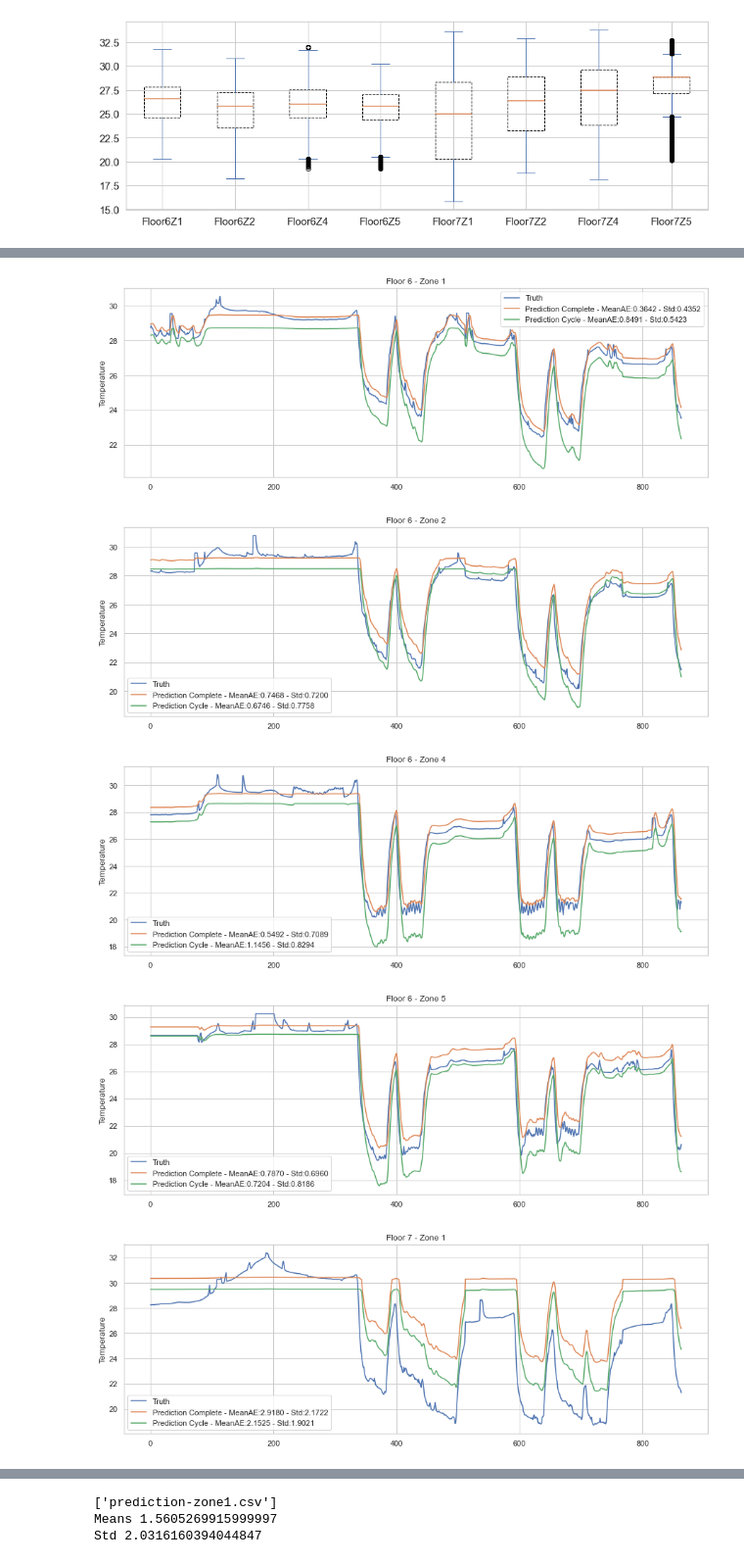
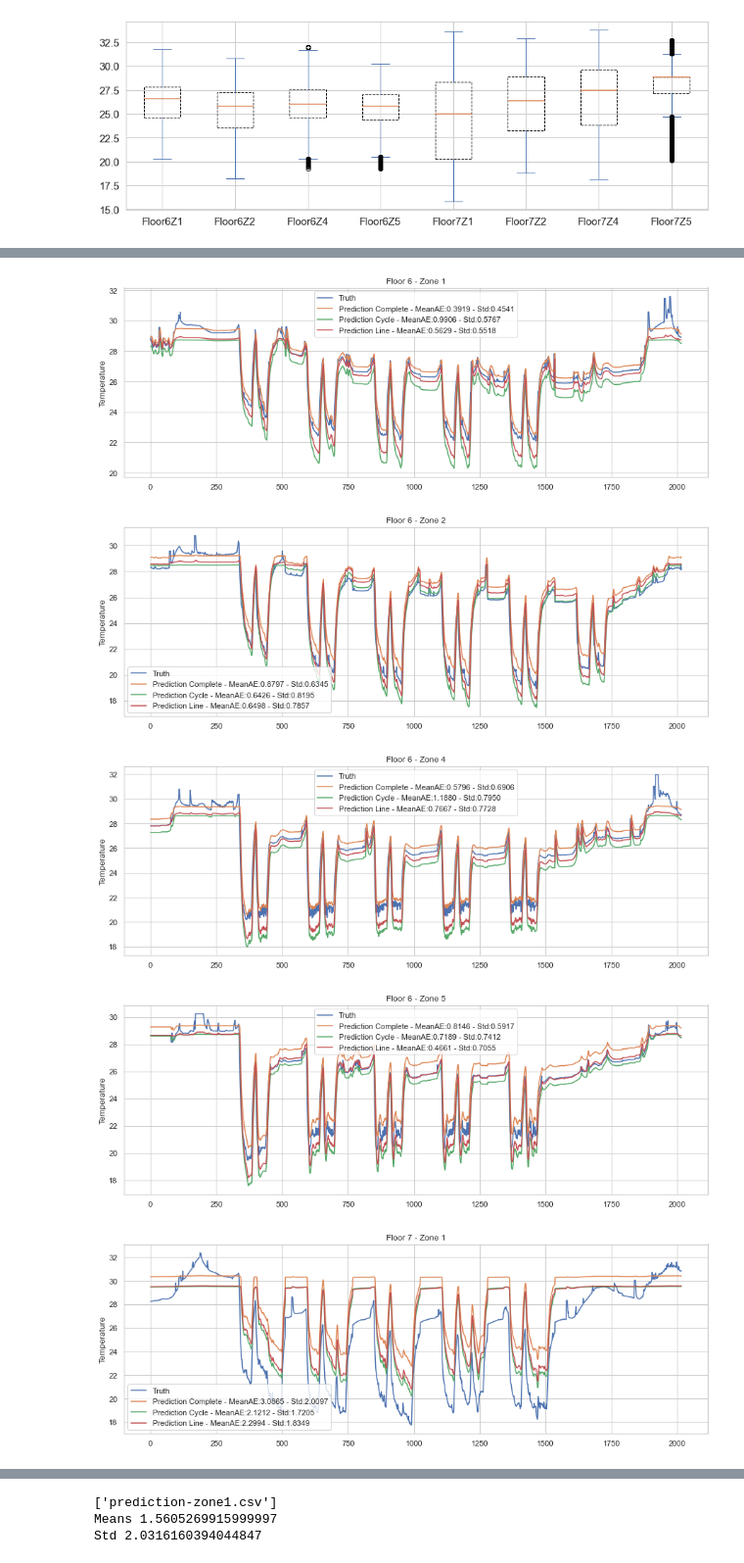
Before and after one commit to AnganMitra/decentralearn, a Jupyter notebook: DMFW/src/GeneratePlot.ipynb, the cells around one changed output, grey strips where cells are left out. Shown at 98% size. Cells and saved outputs as stored; diff of their text form; code cells hidden in the pictures.

```diff
--- a/DMFW/src/GeneratePlot.ipynb
+++ b/DMFW/src/GeneratePlot.ipynb
@@ -404,7 +371,7 @@ complete8zone = "/Users/Slaton/Documents/DMFW/BangkokDataAnalysis/gitdecenlearn/
 line8zone = "/Users/Slaton/Documents/DMFW/BangkokDataAnalysis/gitdecenlearn/Analysis/temp-version1/line/8Zone/alpha095--2layer-hid60/"
 # %%
 def compare_prediction_zone(path, floor, zone_idx):
-    graph_type = ["complete","cycle"]
+    graph_type = ["complete","cycle","line"]
     zone_name = f'Floor{floor}Z{zone_idx}'
     cible_files = []
     result_pd = pd.DataFrame()
@@ -424,15 +391,15 @@ def plot_compare_prediction(path, floor, zone_idx, start=0, end=-1):
     cycle_mean, cycle_std = np.mean(np.abs(dataframe["Truth cycle"][start:end]-dataframe["cycle"][start:end])),\
                                     np.std(dataframe["Truth cycle"][start:end]-dataframe["cycle"][start:end])
 
-    #line_mean, line_std = np.mean(np.abs(dataframe["Truth line"][start:end]-dataframe["line"][start:end])),\
-    #                                np.std(dataframe["Truth line"][start:end]-dataframe["line"][start:end])
+    line_mean, line_std = np.mean(np.abs(dataframe["Truth line"][start:end]-dataframe["line"][start:end])),\
+                                    np.std(dataframe["Truth line"][start:end]-dataframe["line"][start:end])
     #plt.boxplot(dataframe["Truth complete"])
     plt.figure(figsize=(15,5))
     plt.title(f'Floor {floor} - Zone {zone_idx}')
     plt.plot(dataframe["Truth complete"][start:end], label="Truth")
     plt.plot(dataframe["complete"][start:end], label=f"Prediction Complete - MeanAE:{complete_mean:.4f} - Std:{complete_std:.4f}")
     plt.plot(dataframe["cycle"][start:end], label=f"Prediction Cycle - MeanAE:{cycle_mean:.4f} - Std:{cycle_std:.4f}")
-    #plt.plot(dataframe["line"][start:end], label=f"Prediction Line - MeanAE:{line_mean:.4f} - Std:{line_std:.4f}")
+    plt.plot(dataframe["line"][start:end], label=f"Prediction Line - MeanAE:{line_mean:.4f} - Std:{line_std:.4f}")
     plt.ylabel("Temperature")
     plt.legend()
     plt.show()
@@ -494,11 +475,11 @@ Std 0.8609651898528489
 # %%
 global_path = "/Users/Slaton/Documents/DMFW/BangkokDataAnalysis/gitdecenlearn/Analysis/temp-version3/"
 for floor in [6,7]:
     for zone in [1,2,4,5]:
-        plot_compare_prediction(global_path, floor, zone, 0, 3*nb_timestep)
+        plot_compare_prediction(global_path, floor, zone, 0, 7*nb_timestep)
 # %% [output]
-[figure, old version]
+[figure, new version]
-[figure, old version]
+[figure, new version]
-[figure, old version]
+[figure, new version]
-[figure, old version]
+[figure, new version]
-[figure, old version]
+[figure, new version]
```
Also changed, not shown: parts of 9 cells of this notebook, 21 other files.
